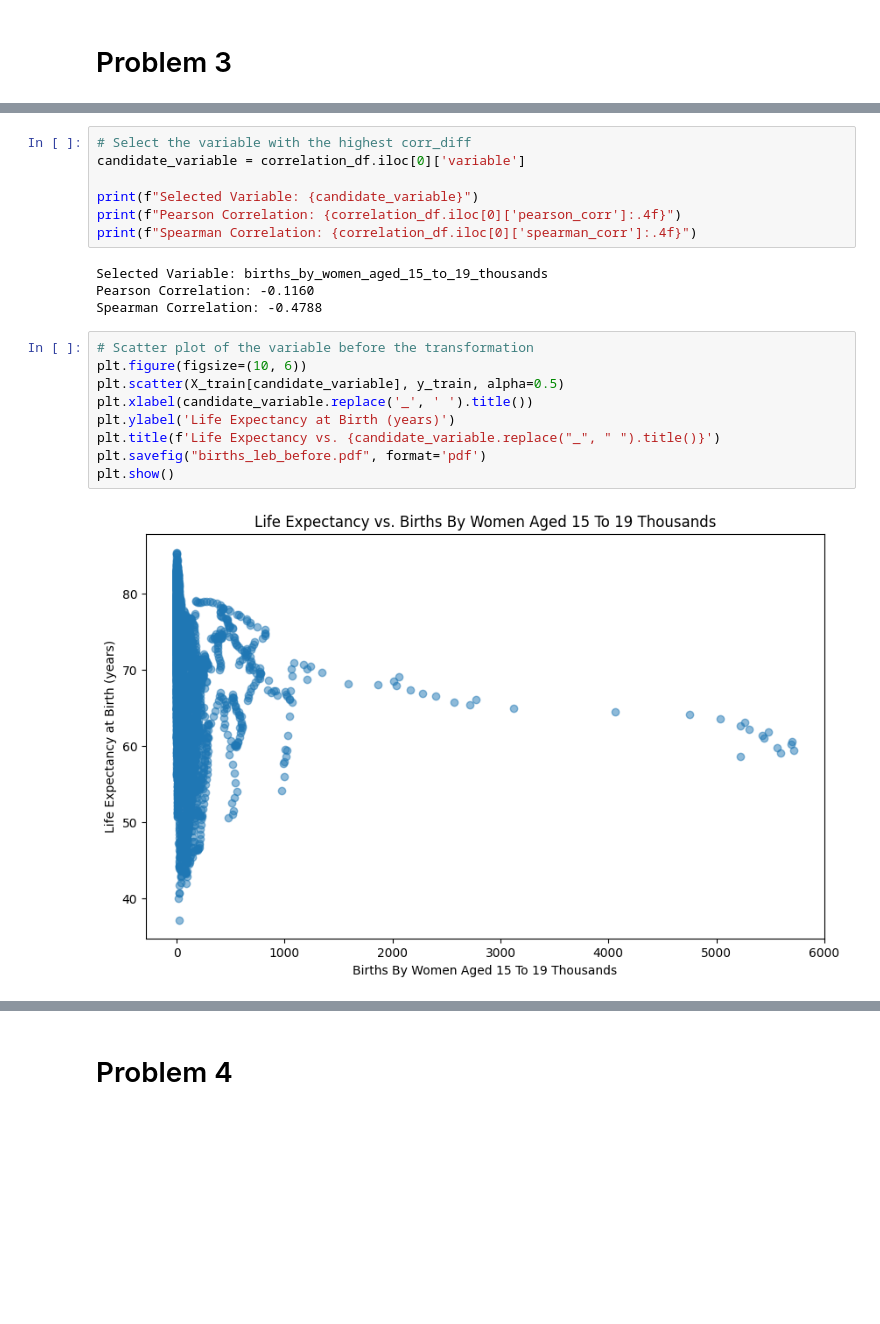
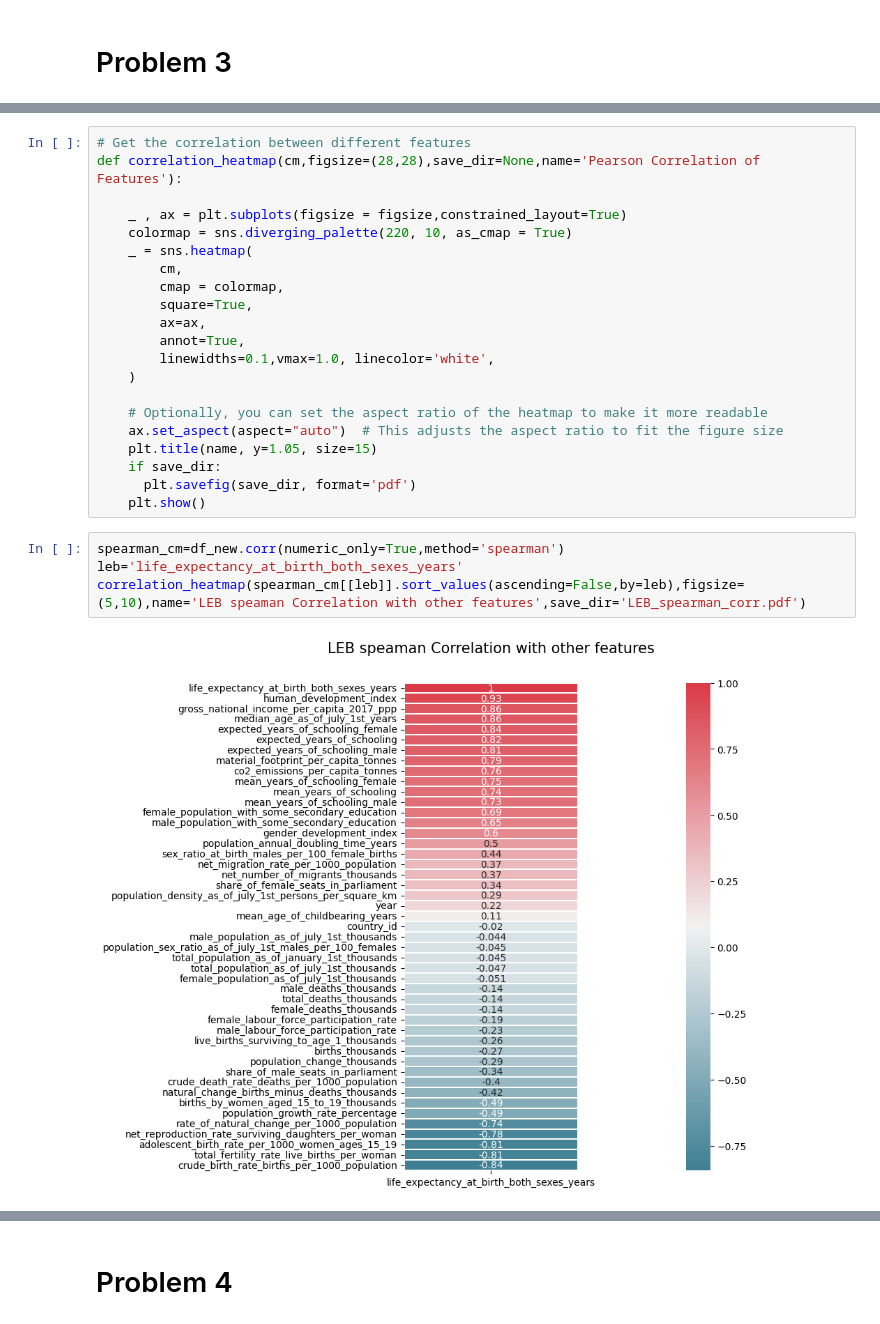
Before and after one commit to MahdiTheGreat/LifeExpectancy, a Jupyter notebook: life_expectancy.ipynb, the cells around one changed output, grey strips where cells are left out. Saved outputs shown, nothing was run; the diff lists cells and outputs as text; blank space fills up the shorter version.

```diff
--- a/life_expectancy.ipynb
+++ b/life_expectancy.ipynb
@@ -309,22 +339,27 @@ Variables with the largest difference between Spearman and Pearson correlations:
-# %%
-# Select the variable with the highest corr_diff
-candidate_variable = correlation_df.iloc[0]['variable']
-
-print(f"Selected Variable: {candidate_variable}")
-print(f"Pearson Correlation: {correlation_df.iloc[0]['pearson_corr']:.4f}")
-print(f"Spearman Correlation: {correlation_df.iloc[0]['spearman_corr']:.4f}")
-# %% [output]
-Selected Variable: births_by_women_aged_15_to_19_thousands
-Pearson Correlation: -0.1160
-Spearman Correlation: -0.4788
-# %%
-# Scatter plot of the variable before the transformation
-plt.figure(figsize=(10, 6))
-plt.scatter(X_train[candidate_variable], y_train, alpha=0.5)
-plt.xlabel(candidate_variable.replace('_', ' ').title())
-plt.ylabel('Life Expectancy at Birth (years)')
-plt.title(f'Life Expectancy vs. {candidate_variable.replace("_", " ").title()}')
-plt.savefig("births_leb_before.pdf", format='pdf')
-plt.show()
-# %% [output]
-[figure, removed]
+# %%
+# Get the correlation between different features
+def correlation_heatmap(cm,figsize=(28,28),save_dir=None,name='Pearson Correlation of Features'):
+
+    _ , ax = plt.subplots(figsize = figsize,constrained_layout=True)
+    colormap = sns.diverging_palette(220, 10, as_cmap = True)
+    _ = sns.heatmap(
+        cm,
+        cmap = colormap,
+        square=True,
+        ax=ax,
+        annot=True,
+        linewidths=0.1,vmax=1.0, linecolor='white',
+    )
+
+    # Optionally, you can set the aspect ratio of the heatmap to make it more readable
+    ax.set_aspect(aspect="auto")  # This adjusts the aspect ratio to fit the figure size
+    plt.title(name, y=1.05, size=15)
+    if save_dir:
+      plt.savefig(save_dir, format='pdf')
+    plt.show()
+# %%
+spearman_cm=df_new.corr(numeric_only=True,method='spearman')
+leb='life_expectancy_at_birth_both_sexes_years'
+correlation_heatmap(spearman_cm[[leb]].sort_values(ascending=False,by=leb),figsize=(5,10),name='LEB speaman Correlation with other features',save_dir='LEB_spearman_corr.pdf')
+# %% [output]
+[figure, added]
```
Also changed, not shown: parts of 12 cells of this notebook.
